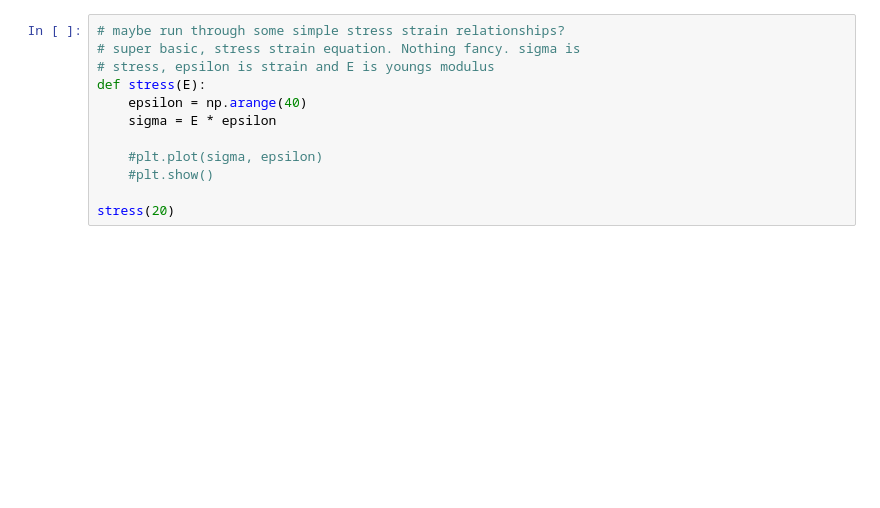
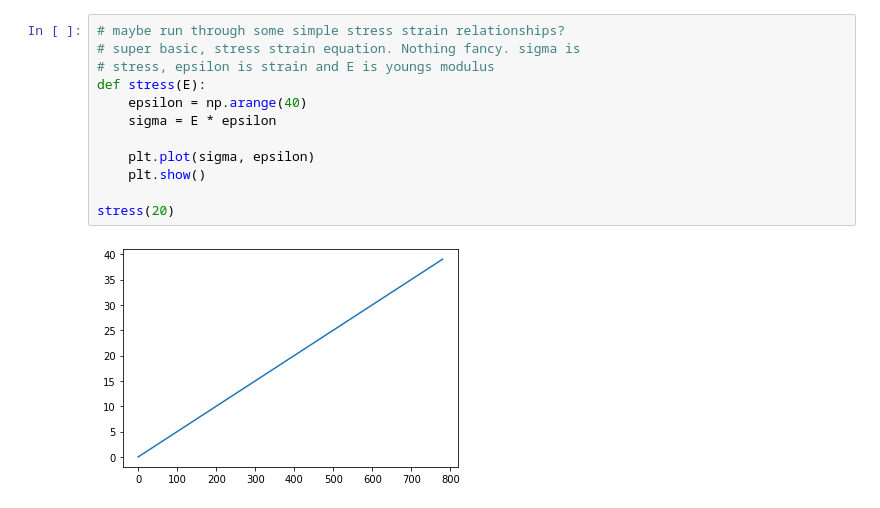
Before and after one commit to miguelalba1997/DOE-Summer-Project-2020, a Jupyter notebook: Materials science Notebook.ipynb, the cells around one changed output. Cells and saved outputs as stored; diff of their text form; blank space fills up the shorter version.

```diff
--- a/Materials science Notebook.ipynb
+++ b/Materials science Notebook.ipynb
@@ -19,13 +34,15 @@ imagemagick is already the newest version (8:6.9.7.4+dfsg-16ubuntu6.8).
 # %%
 # maybe run through some simple stress strain relationships?
 # super basic, stress strain equation. Nothing fancy. sigma is
 # stress, epsilon is strain and E is youngs modulus
 def stress(E):
     epsilon = np.arange(40)
     sigma = E * epsilon
 
-    #plt.plot(sigma, epsilon)
-    #plt.show()
+    plt.plot(sigma, epsilon)
+    plt.show()
 
 stress(20)
+# %% [output]
+[figure, added]
 # %%
```
Also changed, not shown: parts of 7 cells of this notebook.
